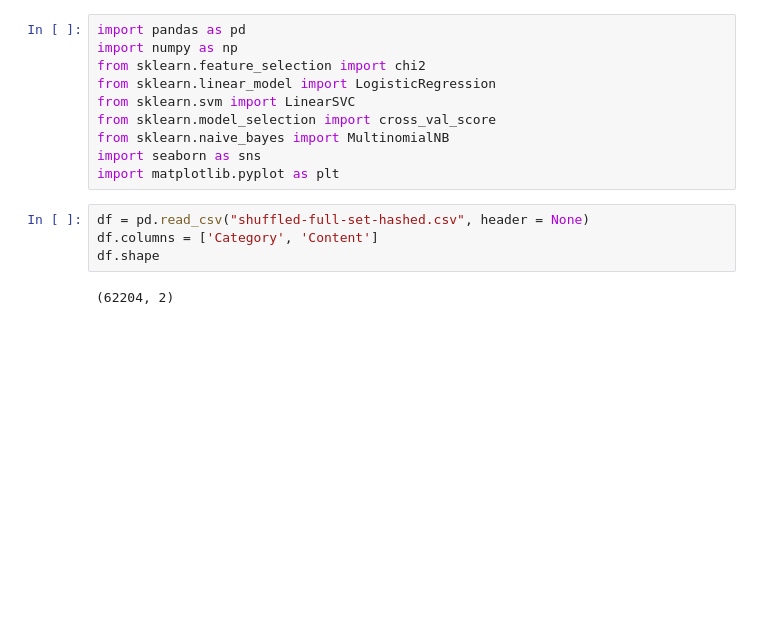
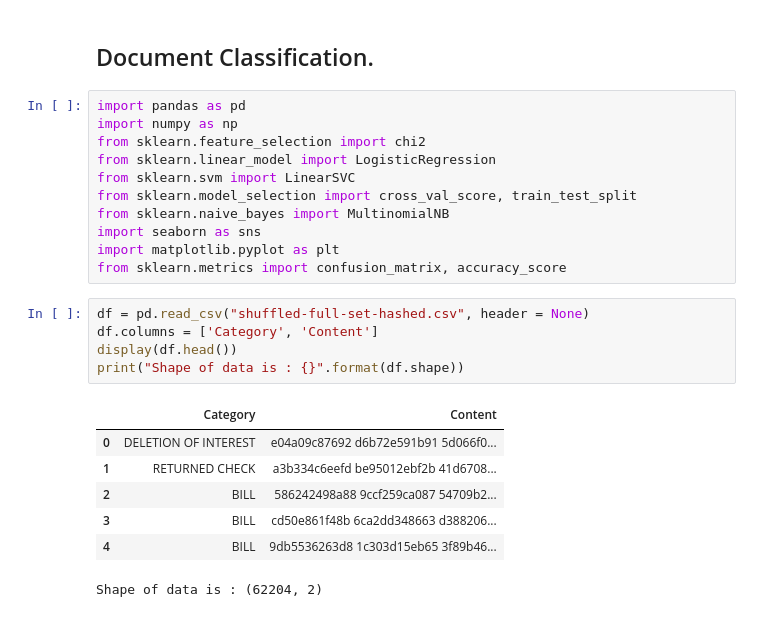
Before and after one commit to amanj0214/Document-Classification, a Jupyter notebook: Document classification.ipynb, the cells around one changed output. Cells and saved outputs as stored; diff of their text form; blank space fills up the shorter version.

```diff
--- a/Document classification.ipynb
+++ b/Document classification.ipynb
@@ -1,16 +1,26 @@
+# %% [markdown]
+## Document Classification.
 # %%
 import pandas as pd
 import numpy as np
 from sklearn.feature_selection import chi2
 from sklearn.linear_model import LogisticRegression
 from sklearn.svm import LinearSVC
-from sklearn.model_selection import cross_val_score
+from sklearn.model_selection import cross_val_score, train_test_split
 from sklearn.naive_bayes import MultinomialNB
 import seaborn as sns
 import matplotlib.pyplot as plt
+from sklearn.metrics import confusion_matrix, accuracy_score
 # %%
 df = pd.read_csv("shuffled-full-set-hashed.csv", header = None)
 df.columns = ['Category', 'Content']
-df.shape
+display(df.head())
+print("Shape of data is : {}".format(df.shape))
 # %% [output]
+|  | Category | Content |
+| 0 | DELETION OF INTEREST | e04a09c87692 d6b72e591b91 5d066f0... |
+| 1 | RETURNED CHECK | a3b334c6eefd be95012ebf2b 41d6708... |
+| 2 | BILL | 586242498a88 9ccf259ca087 54709b2... |
+| 3 | BILL | cd50e861f48b 6ca2dd348663 d388206... |
+| 4 | BILL | 9db5536263d8 1c303d15eb65 3f89b46... |
-(62204, 2)
+Shape of data is : (62204, 2)
```
Also changed, not shown: parts of 10 cells of this notebook.
